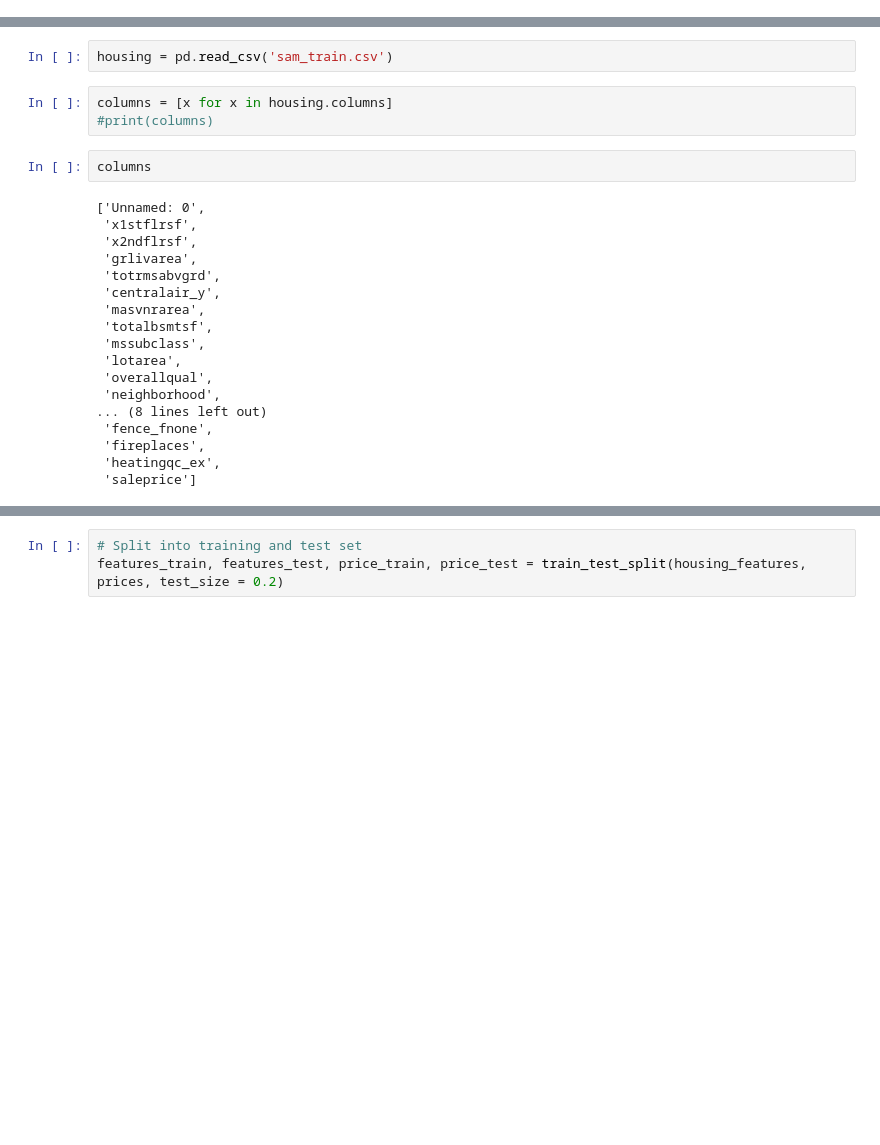
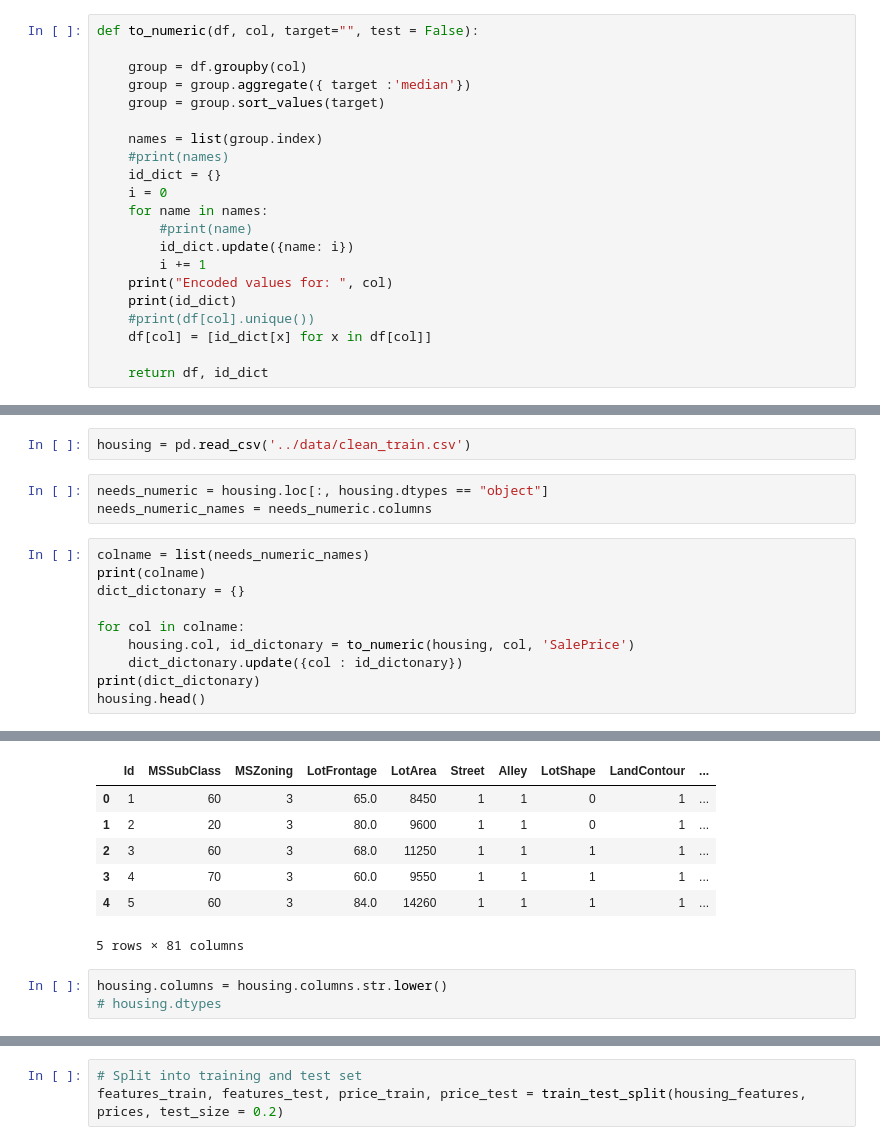
Before and after one commit to saudino480/machina_ex_kaggle, a Jupyter notebook: saudino480/housing model.ipynb, the cells around one changed output, grey strips where cells are left out. Drawn from its saved outputs; the diff is of its cells as text; blank space fills up the shorter version.

```diff
--- a/saudino480/housing model.ipynb
+++ b/saudino480/housing model.ipynb
@@ -12,0 +13,21 @@ from sklearn.metrics import accuracy_score
+# %%
+def to_numeric(df, col, target="", test = False):
+
+    group = df.groupby(col)
+    group = group.aggregate({ target :'median'})
+    group = group.sort_values(target)
+
+    names = list(group.index)
+    #print(names)
+    id_dict = {}
+    i = 0
+    for name in names:
+        #print(name)
+        id_dict.update({name: i})
+        i += 1
+    print("Encoded values for: ", col)
+    print(id_dict)
+    #print(df[col].unique())
+    df[col] = [id_dict[x] for x in df[col]]
+
+    return df, id_dict
@@ -13,25 +54,16 @@ from sklearn.metrics import accuracy_score
 # %%
-housing = pd.read_csv('sam_train.csv')
+housing = pd.read_csv('../data/clean_train.csv')
-# %%
-columns = [x for x in housing.columns]
-#print(columns)
-# %%
-columns
-# %% [output]
-['Unnamed: 0',
- 'x1stflrsf',
- 'x2ndflrsf',
- 'grlivarea',
- 'totrmsabvgrd',
- 'centralair_y',
- 'masvnrarea',
- 'totalbsmtsf',
- 'mssubclass',
- 'lotarea',
- 'overallqual',
- 'neighborhood',
-... (8 lines left out)
- 'fence_fnone',
- 'fireplaces',
- 'heatingqc_ex',
- 'saleprice']
+# %%
+needs_numeric = housing.loc[:, housing.dtypes == "object"]
+needs_numeric_names = needs_numeric.columns
+# %%
+colname = list(needs_numeric_names)
+print(colname)
+dict_dictonary = {}
+
+for col in colname:
+    housing.col, id_dictonary = to_numeric(housing, col, 'SalePrice')
+    dict_dictonary.update({col : id_dictonary})
+print(dict_dictonary)
+housing.head()
+# %% [output]
@@ -38 +104,11 @@ columns
+|  | Id | MSSubClass | MSZoning | LotFrontage | LotArea | Street | Alley | LotShape | LandContour | ... |
+| 0 | 1 | 60 | 3 | 65.0 | 8450 | 1 | 1 | 0 | 1 | ... |
+| 1 | 2 | 20 | 3 | 80.0 | 9600 | 1 | 1 | 0 | 1 | ... |
+| 2 | 3 | 60 | 3 | 68.0 | 11250 | 1 | 1 | 1 | 1 | ... |
+| 3 | 4 | 70 | 3 | 60.0 | 9550 | 1 | 1 | 1 | 1 | ... |
+| 4 | 5 | 60 | 3 | 84.0 | 14260 | 1 | 1 | 1 | 1 | ... |
+5 rows × 81 columns
+# %%
+housing.columns = housing.columns.str.lower()
+# housing.dtypes
 # %%
```
Also changed, not shown: parts of 23 cells of this notebook.
